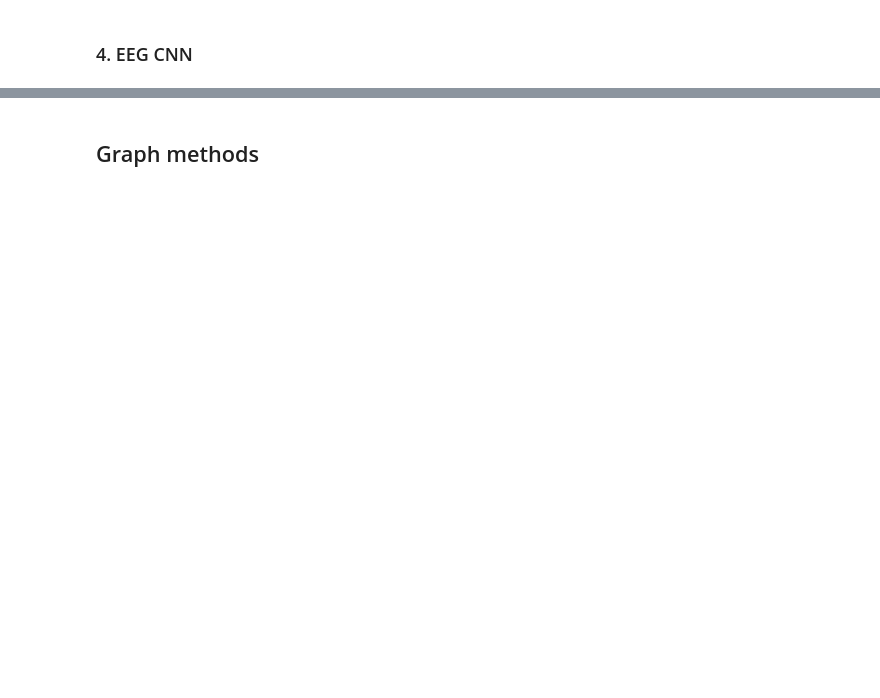
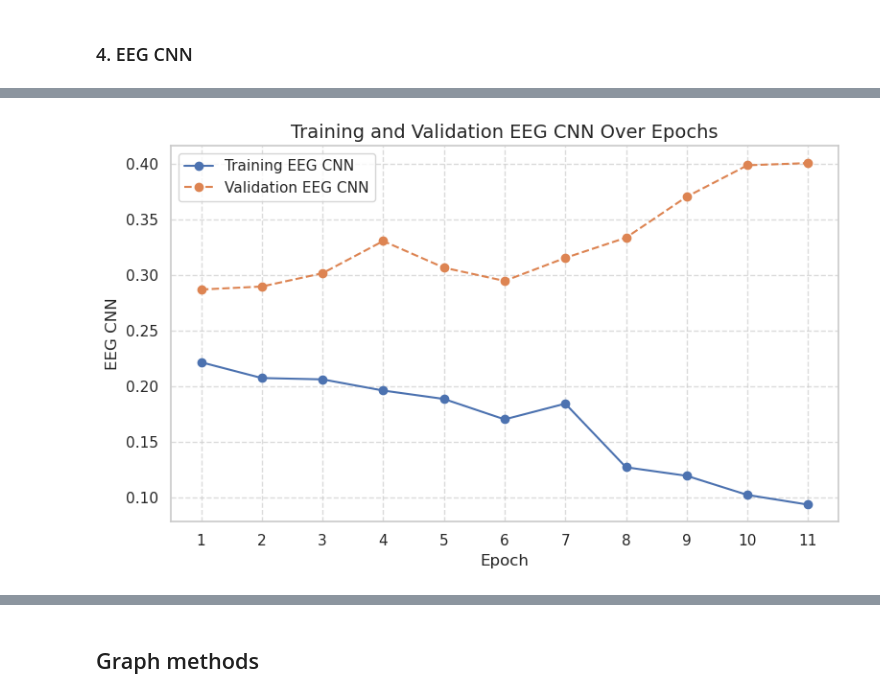
Before and after one commit to NeuroNML/NeuroGraphNet, a Jupyter notebook: neuro-eeg.ipynb, the cells around one changed output, grey strips where cells are left out. Saved outputs shown, nothing was run; the diff lists cells and outputs as text; code cells hidden in the pictures; blank space fills up the shorter version.

```diff
--- a/neuro-eeg.ipynb
+++ b/neuro-eeg.ipynb
@@ -1539,13 +428,12 @@ evaluate_model(
 # %% [markdown]
 ### 4. EEG CNN
 # %%
-%aimport layers.cnn
-from layers.cnn import EEG_CNN
+%aimport src.layers.cnn
+from src.layers.cnn import EEG_CNN
 
 eeg_cnn_model = EEG_CNN(
     input_channels=19,
-    num_classes=1,
-    dropout_rate=0.3
+    dropout=0.3
 )
 if torch.cuda.device_count() > 1:
     print(f"Using {torch.cuda.device_count()} GPUs")
@@ -1565,24 +453,14 @@ EEG_CNN_SAVE_PATH = CHECKPOINT_ROOT / "eeg_cnn_best_model.pt"
 EEG_CNN_SUBMISSION_PATH = SUBMISSION_ROOT / "eeg_cnn_submission.csv"
 
 # train model on training set (or load existing)
-train_losses, val_losses = train_model(
+train_history, val_history = train_model(
         eeg_cnn_model, train_loader, val_loader,
         criterion, optimizer, device,
         save_path=EEG_CNN_SUBMISSION_PATH,
         num_epochs=300,
-        patience=30,
+        patience=10,
         monitor="val_loss",
         scheduler=scheduler,
         overwrite=True,
+        use_gnn=False
     )
-
-# plot losses if any
-if train_losses:
-    plt.figure()
-    plt.plot(train_losses, label="train")
-    plt.plot(val_losses,   label="val")
-    plt.xlabel("Epoch")
-    plt.ylabel("Loss")
-    plt.legend()
-    plt.tight_layout()
-    plt.show()
@@ -1588,0 +477,4 @@ if train_losses:
+# %%
+plot_training_loss(train_history["loss"], val_history["loss"], "EEG CNN")
+# %% [output]
+[figure, added]
```
Also changed, not shown: parts of 87 cells of this notebook, 1 other file.
